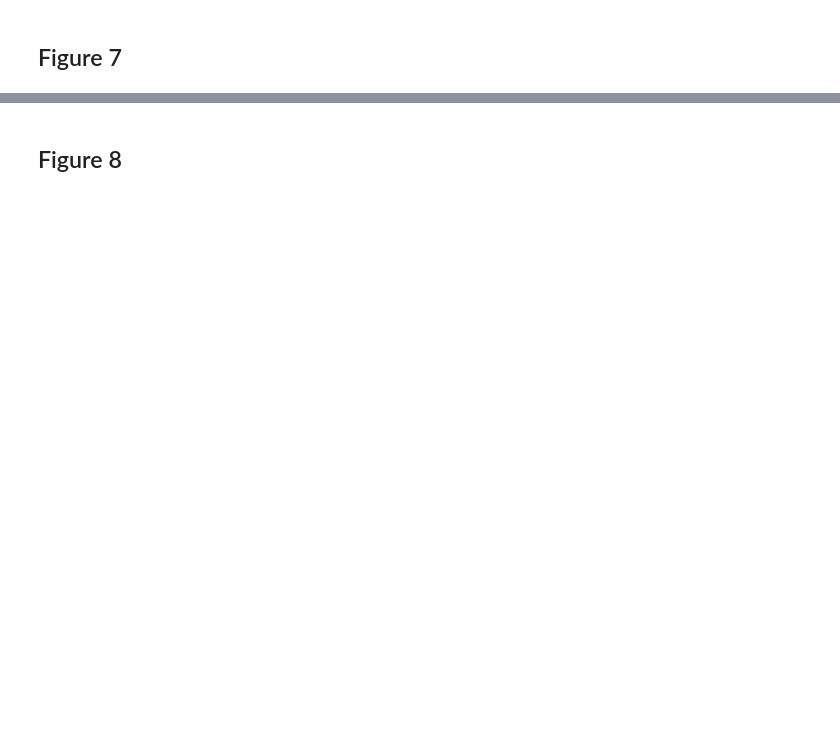
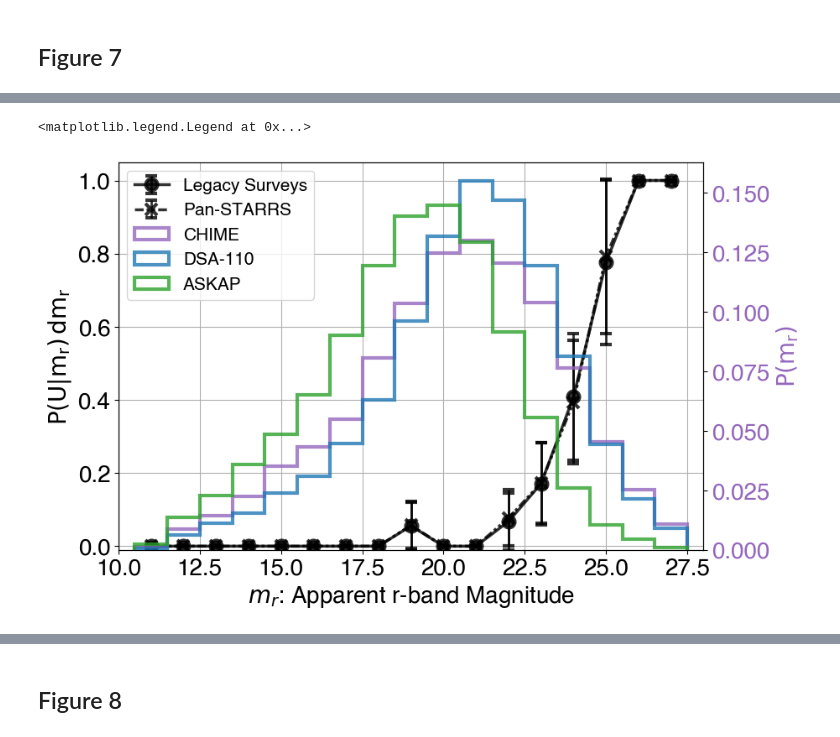
Before and after one commit to FRBs/astropath, a Jupyter notebook: docs/nb/Reproducing_Andersen+26_Figures.ipynb, the cells around one changed output, grey strips where cells are left out. Cells and saved outputs as stored; diff of their text form; code cells hidden in the pictures; blank space fills up the shorter version.

```diff
--- a/docs/nb/Reproducing_Andersen+26_Figures.ipynb
+++ b/docs/nb/Reproducing_Andersen+26_Figures.ipynb
@@ -314,0 +1180,5 @@ for l in lgnd.legend_handles:
+# %%
+# Load in simulations digest for each localization region
+fn = os.path.join(os.getenv('FRB_APATH'), 'digest_a25b2pa12_exponential_exp_inverse_pu0.15_catalog_dudxmmlss_hecate_DECaL.parquet')
+digest = pd.read_parquet(fn)
+digest_filt = sim_utils.calculate_unseen(digest, path_catalog, thresh_cross_match=2.)
@@ -314,0 +1228,5 @@ for l in lgnd.legend_handles:
+# %%
+# Load in simulations digest for each localization region
+fn = os.path.join(os.getenv('FRB_APATH'), 'digest_a25b2pa12_exponential_exp_inverse_pu0.15_catalog_dudxmmlss_hecate_DECaL.parquet')
+digest = pd.read_parquet(fn)
+digest_filt = sim_utils.calculate_unseen(digest, path_catalog, thresh_cross_match=2.)
@@ -314,0 +1265,69 @@ for l in lgnd.legend_handles:
+# %%
+# Load in generated FRBs for each of the relevant telescopes
+generated_frbs_fn = os.path.join(os.getenv('FRB_APATH'), 'generated_frbs_chime.parquet')
+frbs_chime = pd.read_parquet(generated_frbs_fn)
+
+generated_frbs_fn = os.path.join(os.getenv('FRB_APATH'), 'generated_frbs_dsa.parquet')
+frbs_dsa = pd.read_parquet(generated_frbs_fn)
+
+generated_frbs_fn = os.path.join(os.getenv('FRB_APATH'), 'generated_frbs_craftics.parquet')
+frbs_askap = pd.read_parquet(generated_frbs_fn)
+# %%
+# Now plot!
+cycle = plt.rcParams['axes.prop_cycle'].by_key()['color']
+colors = [cycle[0], cycle[1], cycle[2], cycle[4], 'black']
+markers = ['x', '+', 'd', '*', 'o']
+marker_sizes = [100, 150, 80, 100, 80]
+linestyles = ['-', '--', '-.', (0, (3, 1, 1, 1, 1, 1)), (0, (1, 1))]
+
+fig = plt.figure(figsize=(9,6))
+
+# Plot P(U) dm_r
+ax1 = plt.gca()
+plt.errorbar(
+    mag_bin_centers, np.nanmean(unseen_jn_data_decals, axis=0) / np.nanmax(np.nanmean(unseen_jn_data_decals, axis=0)), yerr=np.nanstd(unseen_jn_data_decals, axis=0),
+    capsize=5, elinewidth=2, lw=2.5, markersize=marker_sizes[0]/10, mew=3, color='black',
+    marker='o', alpha=0.8, label='Legacy Surveys',
+)
+plt.errorbar(
+    mag_bin_centers, np.nanmean(unseen_jn_data_ps1, axis=0) / np.nanmax(np.nanmean(unseen_jn_data_ps1, axis=0)), yerr=np.nanstd(unseen_jn_data_ps1, axis=0),
+    capsize=5, elinewidth=2, lw=2.5, markersize=marker_sizes[0]/10, mew=3, color='black',
+    marker='x', alpha=0.8, label='Pan-STARRS', linestyle=linestyles[-2],
+)
+plt.ylabel(r'$\rm P(U|m_r)\,dm_r$')
+plt.xlim([10,28])
+plt.ylim([-0.01,1.05])
+plt.grid(zorder=20)
+plt.xlabel('$m_r$: Apparent r-band Magnitude')
+lines, labels = ax1.get_legend_handles_labels()
+
+# Plot the CHIME magnitude distribution
+ax2 = ax1.twinx()
+bins = np.arange(10.5, 28., 1.)
+density = True
+Ns_chime, bins, _ = plt.hist(
+    frbs_chime['m_r'], bins=bins, density=density,
+    histtype='step', lw=3,
+    color=colors[-2], alpha=0.8, label='CHIME',
+)
+Ns_dsa, bins, _ = plt.hist(
+    frbs_dsa['m_r'], bins=bins, density=density,
+    histtype='step', lw=3,
+    color=colors[0], alpha=0.8, label='DSA-110',
+)
+Ns_askap, bins, _ = plt.hist(
+    frbs_askap['m_r'], bins=bins, density=density,
+    histtype='step', lw=3,
+    color=colors[2], alpha=0.8, label='ASKAP',
+)
+ax2.tick_params(axis='y', labelcolor=colors[-2])
+ax2.set_ylabel(r'$\rm P(m_r)$', color=colors[-2])
+
+lines2, labels2 = ax2.get_legend_handles_labels()
+ax2.legend(lines + lines2, labels + labels2, fontsize=15, loc='upper left')
+
+# plot_fn = os.path.join(os.getenv('CHIME_SANDBOX'), 'simulation_results', 'plots', 'paper_plot_data', 'PU_decals_ps1.pdf')
+# plt.savefig(plot_fn, dpi=200, format="pdf", bbox_inches="tight")
+# %% [output]
+<matplotlib.legend.Legend at 0x...>
+[figure, added]
```
Also changed, not shown: parts of 73 cells of this notebook, 2 other files.
